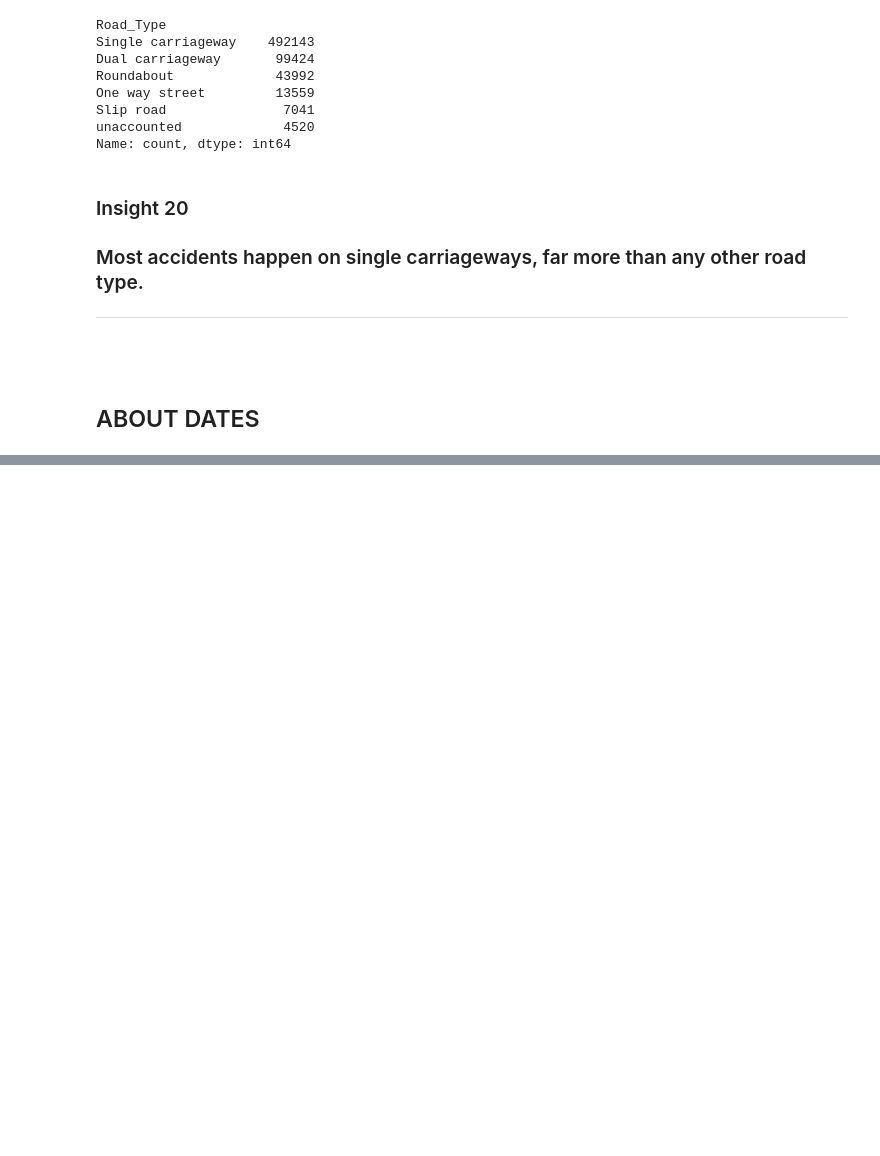
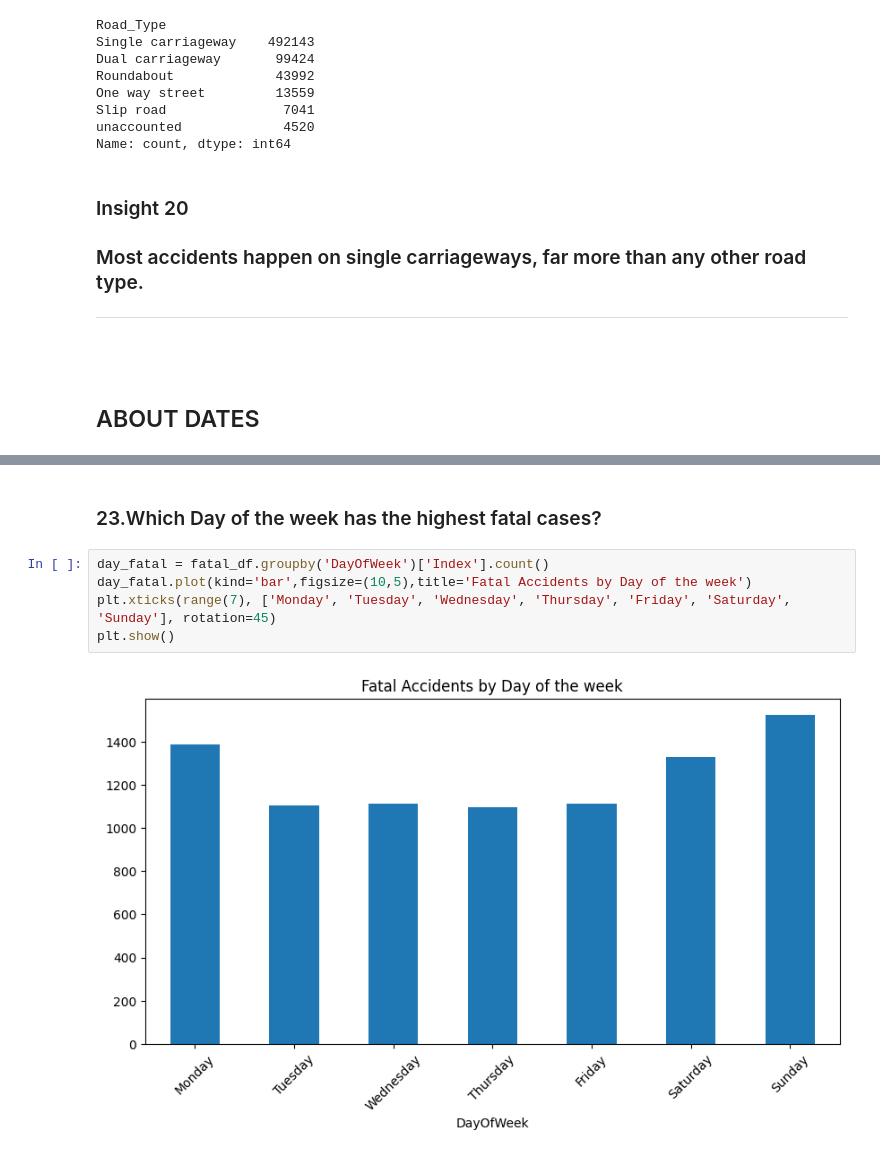
Before and after one commit to lance-05/ELEC303-DATA-ANALYTICS-AGON, a Jupyter notebook: activity_2.ipynb, the cells around one changed output, grey strips where cells are left out. Drawn from its saved outputs; the diff is of its cells as text; blank space fills up the shorter version.

```diff
--- a/activity_2.ipynb
+++ b/activity_2.ipynb
@@ -523,0 +571,9 @@ Name: count, dtype: int64
+# %% [markdown]
+<h3>23.Which Day of the week has the highest fatal cases?</h3>
+# %%
+day_fatal = fatal_df.groupby('DayOfWeek')['Index'].count()
+day_fatal.plot(kind='bar',figsize=(10,5),title='Fatal Accidents by Day of the week')
+plt.xticks(range(7), ['Monday', 'Tuesday', 'Wednesday', 'Thursday', 'Friday', 'Saturday', 'Sunday'], rotation=45)
+plt.show()
+# %% [output]
+[figure, added]
```
Also changed, not shown: parts of 16 cells of this notebook.
